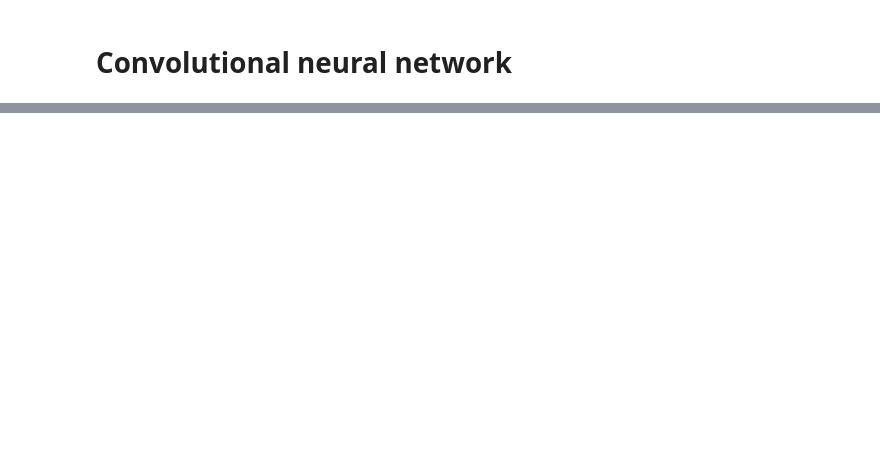
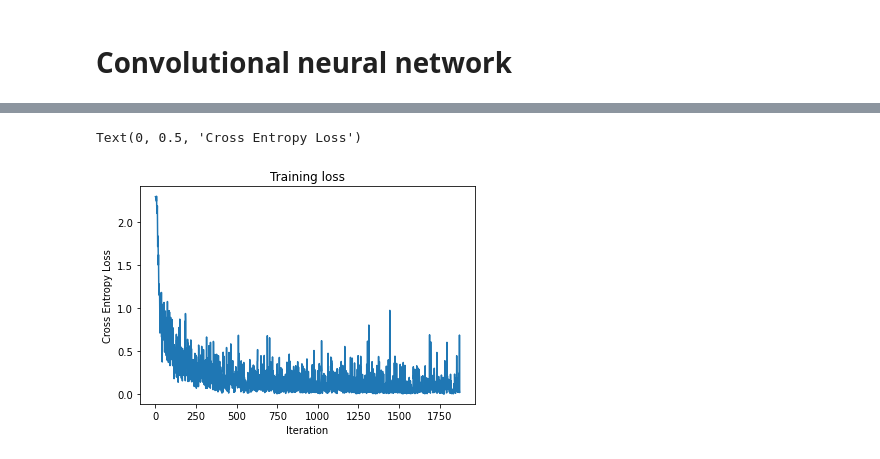
Before and after one commit to cablanc/dlps, a Jupyter notebook: nn/Neural networks.ipynb, the cells around one changed output, grey strips where cells are left out. Drawn from its saved outputs; the diff is of its cells as text; code cells hidden in the pictures; blank space fills up the shorter version.

```diff
--- a/nn/Neural networks.ipynb
+++ b/nn/Neural networks.ipynb
@@ -208,0 +167,2 @@ class ConvolutionalNN(torch.nn.Module):
+# %%
+convnet = ConvolutionalNN(filter_shapes, outdim)
@@ -208,0 +175,13 @@ class ConvolutionalNN(torch.nn.Module):
+# %%
+loss_fcn = torch.nn.CrossEntropyLoss()
+optimizer = torch.optim.Adam(convnet.parameters(), lr=learning_rate)
+# %%
+# create dataloader
+trainloader = torch.utils.data.DataLoader(emnist_traindata, batch_size=batch_size, shuffle=True, drop_last=True)
+testloader = torch.utils.data.DataLoader(emnist_testdata, batch_size=batch_size, shuffle=True, drop_last=True)
+# %%
+# make weights trainable
+convnet.train()
+
+# run training loop
+training_loss = train(num_epochs, print_every, trainloader, loss_fcn, optimizer, convnet)
@@ -208,0 +208,9 @@ class ConvolutionalNN(torch.nn.Module):
+# %%
+# plot training loss
+plt.plot(training_loss)
+plt.title('Training loss')
+plt.xlabel('Iteration')
+plt.ylabel('Cross Entropy Loss')
+# %% [output]
+Text(0, 0.5, 'Cross Entropy Loss')
+[figure, added]
```
Also changed, not shown: parts of 19 cells of this notebook, 1 other file.
